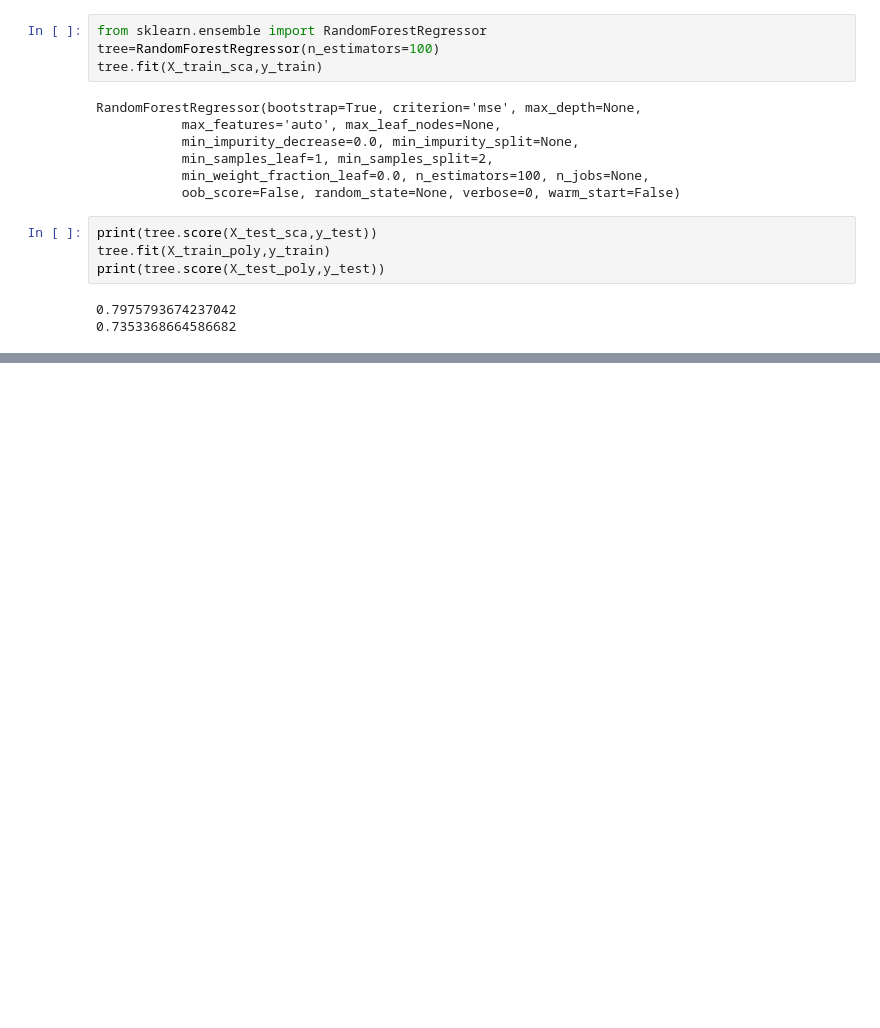
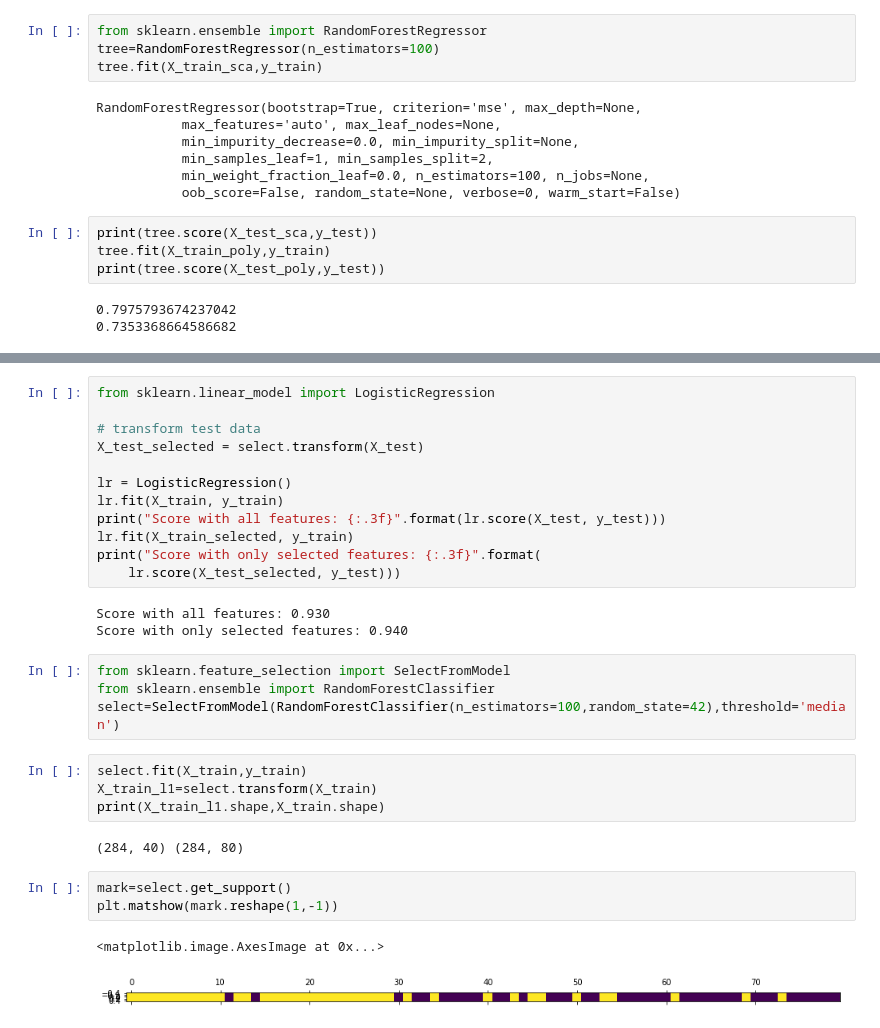
Before and after one commit to ScJn/my_machine_learning, a Jupyter notebook: 04-mine.ipynb, the cells around one changed output, grey strips where cells are left out. Drawn from its saved outputs; the diff is of its cells as text; blank space fills up the shorter version.

```diff
--- a/04-mine.ipynb
+++ b/04-mine.ipynb
@@ -193,0 +296,31 @@ print(tree.score(X_test_poly,y_test))
+# %%
+from sklearn.linear_model import LogisticRegression
+
+# transform test data
+X_test_selected = select.transform(X_test)
+
+lr = LogisticRegression()
+lr.fit(X_train, y_train)
+print("Score with all features: {:.3f}".format(lr.score(X_test, y_test)))
+lr.fit(X_train_selected, y_train)
+print("Score with only selected features: {:.3f}".format(
+    lr.score(X_test_selected, y_test)))
+# %% [output]
+Score with all features: 0.930
+Score with only selected features: 0.940
+# %%
+from sklearn.feature_selection import SelectFromModel
+from sklearn.ensemble import RandomForestClassifier
+select=SelectFromModel(RandomForestClassifier(n_estimators=100,random_state=42),threshold='median')
+# %%
+select.fit(X_train,y_train)
+X_train_l1=select.transform(X_train)
+print(X_train_l1.shape,X_train.shape)
+# %% [output]
+(284, 40) (284, 80)
+# %%
+mark=select.get_support()
+plt.matshow(mark.reshape(1,-1))
+# %% [output]
+<matplotlib.image.AxesImage at 0x...>
+[figure, added]
```
Also changed, not shown: parts of 11 cells of this notebook.
